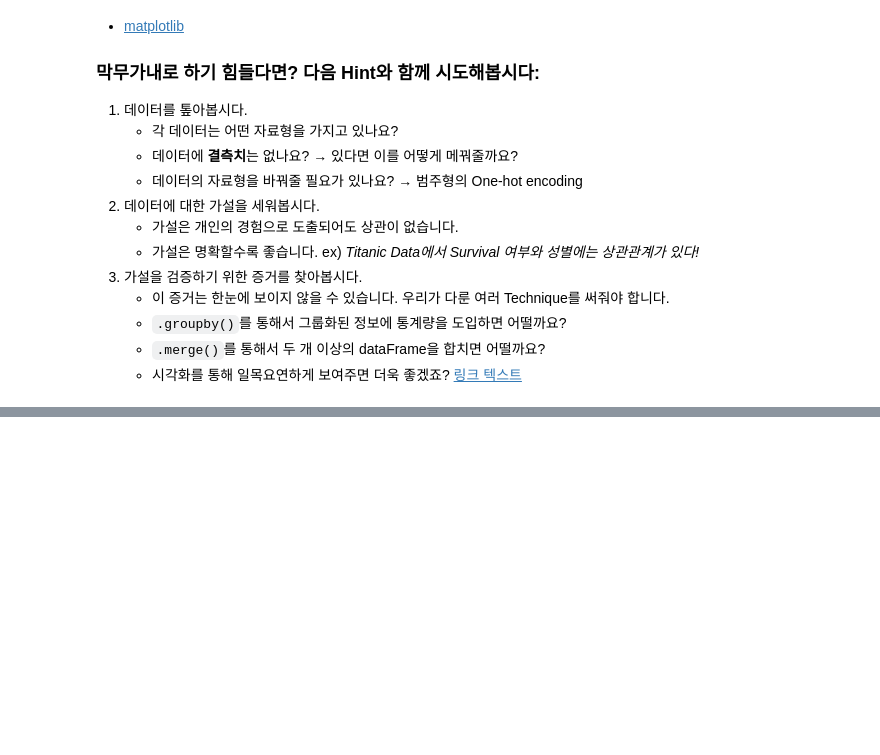
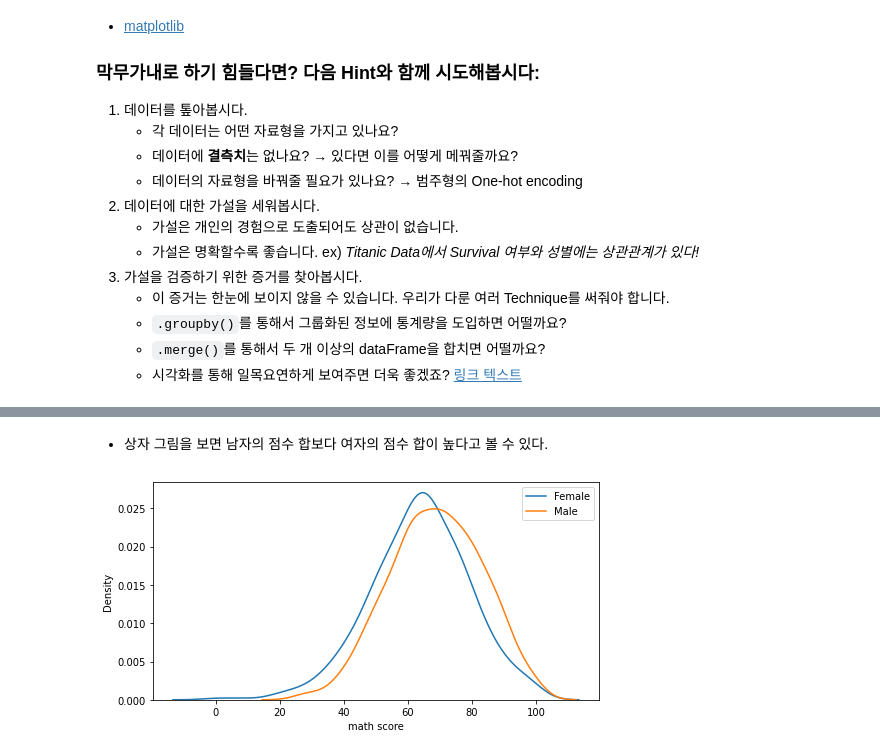
Before and after one commit to super-corini/programmers_kdt_II, a Jupyter notebook: EDA/4. EDA.ipynb, the cells around one changed output, grey strips where cells are left out. Cells and saved outputs as stored; diff of their text form; code cells hidden in the pictures; blank space fills up the shorter version.

```diff
--- a/EDA/4. EDA.ipynb
+++ b/EDA/4. EDA.ipynb
@@ -388,0 +496,14 @@ plt.show()
+# %% [markdown]
+* 상자 그림을 보면 남자의 점수 합보다 여자의 점수 합이 높다고 볼 수 있다.
+# %%
+## math score 비교
+
+fig, ax = plt.subplots(1, 1, figsize=(8, 4))
+sns.kdeplot(x=student_df[student_df.gender == 'female']['math score'], ax=ax)
+sns.kdeplot(x=student_df[student_df.gender == 'male']['math score'], ax=ax)
+
+plt.legend(['Female', 'Male'])
+
+plt.show()
+# %% [output]
+[figure, added]
```
Also changed, not shown: parts of 27 cells of this notebook, 1 other file.
